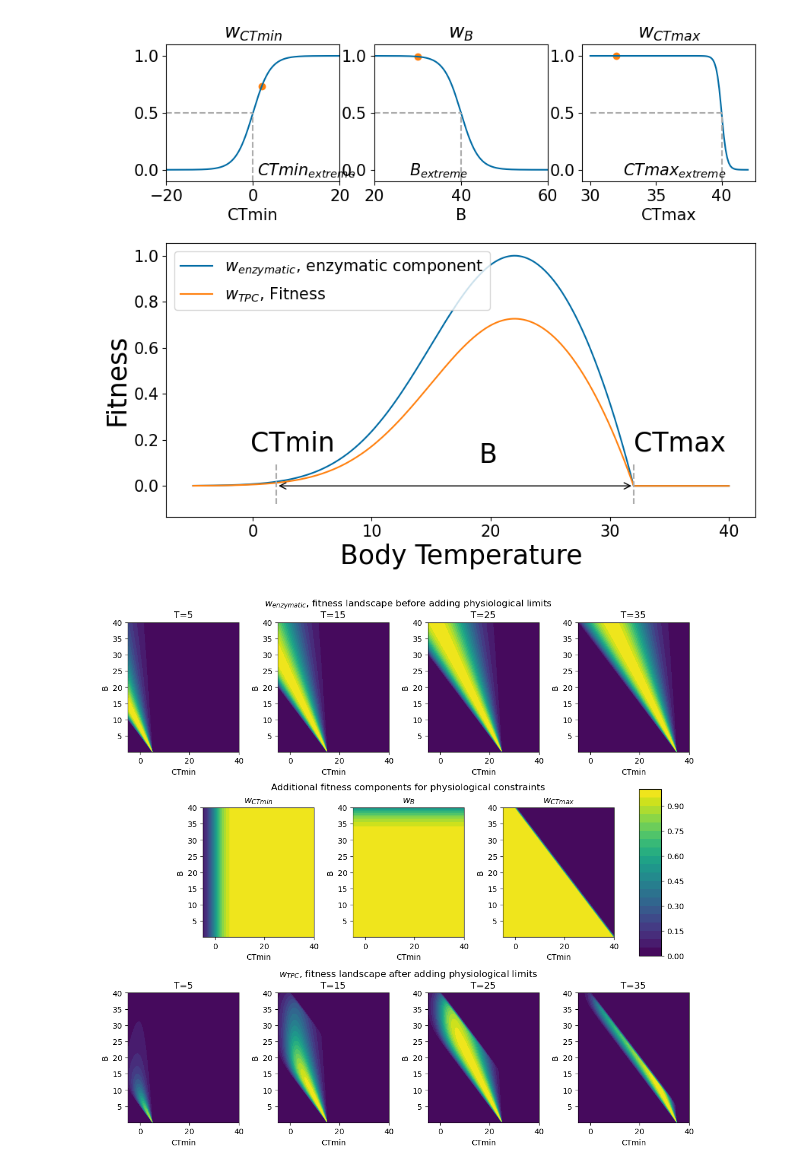
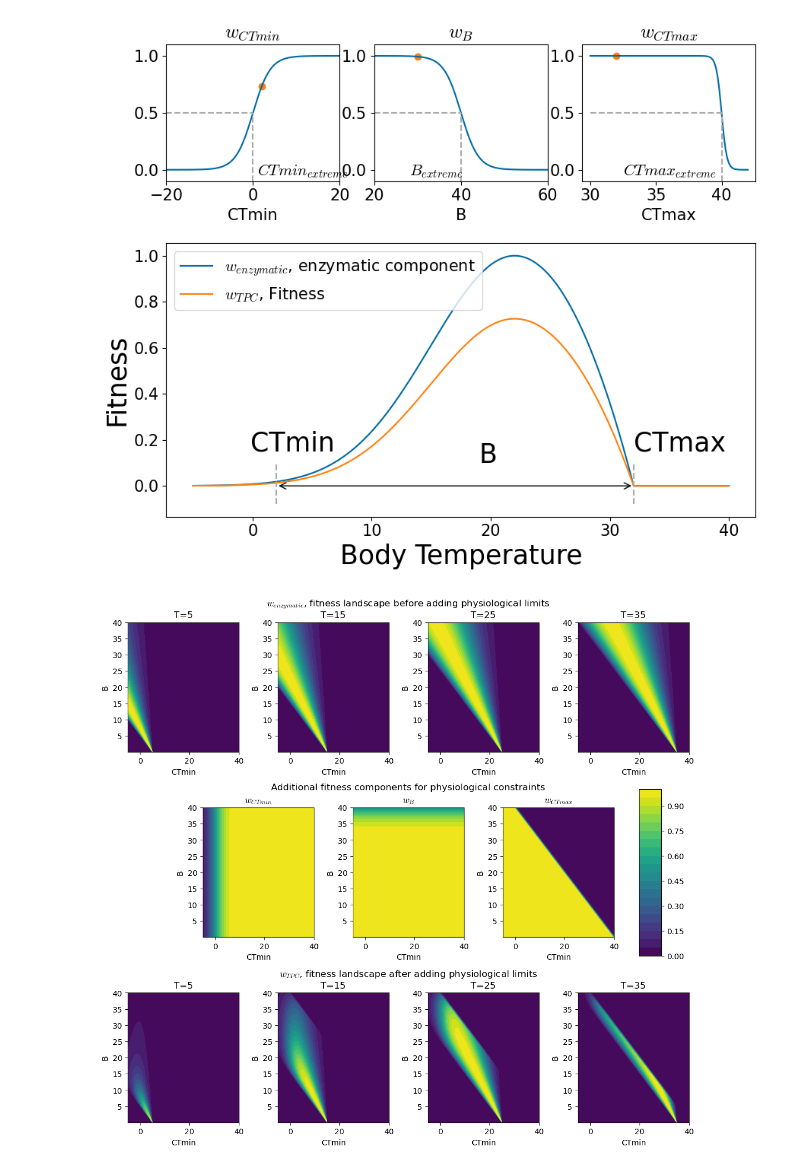
Before and after one commit to jiseonmin/TPC_evolution_SLiM, a Jupyter notebook: notebooks/SI_figures_and_tables.ipynb, the cells around one changed output. Saved outputs shown, nothing was run; the diff lists cells and outputs as text; code cells hidden in the pictures.

```diff
--- a/notebooks/SI_figures_and_tables.ipynb
+++ b/notebooks/SI_figures_and_tables.ipynb
@@ -36,6 +36,8 @@ tskit.load  = _track(tskit.load)
 # %%
 # Figure S1
 plt.rcParams.update({'font.size': 15})
+plt.rcParams['mathtext.fontset'] = 'cm'
+
 B_list = np.linspace(20, 60, 300)
 CTmin_list = np.linspace(-20, 20, 400)
 CTmax_list = np.linspace(30, 42, 100)
@@ -79,34 +81,34 @@ axes[1].vlines(tpc_object.B_critical, ymin=-0.1, ymax=0.5, linestyle='--', color
 axes[1].text(28, -0.05, r"$B_{extreme}$", fontsize=15)
 
 # w_CTmax
 axes[2].plot(CTmax_list, tpc_object.w_CTmax(CTmax=CTmax_list), color=t10_colors[0])
 axes[2].set_title(r"$w_{CTmax}$")
 axes[2].set_xlabel("CTmax")
 axes[2].scatter(CTmax, tpc_object.w_CTmax(CTmax=CTmax), color=t10_colors[1])
 axes[2].hlines(0.5, xmin=CTmax_list[0], xmax=tpc_object.CTmax_critical, color=t10_colors[2], linestyle='--')
 axes[2].vlines(tpc_object.CTmax_critical, ymin=-0.1, ymax=0.5, linestyle='--', color=t10_colors[2])
 axes[2].text(32.5, -0.05, r"$CTmax_{extreme}$", fontsize=15)
 
 # An example enzymatic component and overall fitness (as a function of T)
 ax0 = subfigs[1].subplots(nrows=1, ncols=1)
 enzymatic_component = tpc_object.w_enzymatic(CTmin=CTmin, B=B, T=Tlist)
 ax0.plot(Tlist, enzymatic_component, label=r"$w_{enzymatic}$, enzymatic component", color=t10_colors[0])
 ax0.plot(Tlist, tpc_object.w_TPC(CTmin=CTmin, B=B, T=Tlist), label=r"$w_{TPC}$, Fitness", color=t10_colors[1])
 ax0.vlines(CTmin, ymin=-0.08, ymax=0.1, linestyle='--', color=t10_colors[2])
 ax0.vlines(CTmax, ymin=-0.08, ymax=0.1, linestyle='--', color=t10_colors[2])
 ax0.annotate("", xytext=(CTmin, 0), xy=(CTmax, 0),
             arrowprops=dict(arrowstyle="<->"), color=t10_colors[2])
 ax0.set_ylabel("Fitness", fontsize=25)
 ax0.set_xlabel("Body Temperature", fontsize=25)
 ax0.legend()
 ax0.text(-0.2, 0.15, "CTmin", fontsize=25)
 ax0.text(19, 0.1, "B", fontsize=25)
 ax0.text(32, 0.15, "CTmax", fontsize=25)
 
 
 fig.savefig("../figures/fitness_components_1d.pdf", bbox_inches='tight')
 # %% [output]
-[figure, old version]
+[figure, new version]
 # %%
 # Figure S2
 fig = plt.figure(figsize=(10,10))
```
Also changed, not shown: parts of 5 cells of this notebook, 3 other files.
